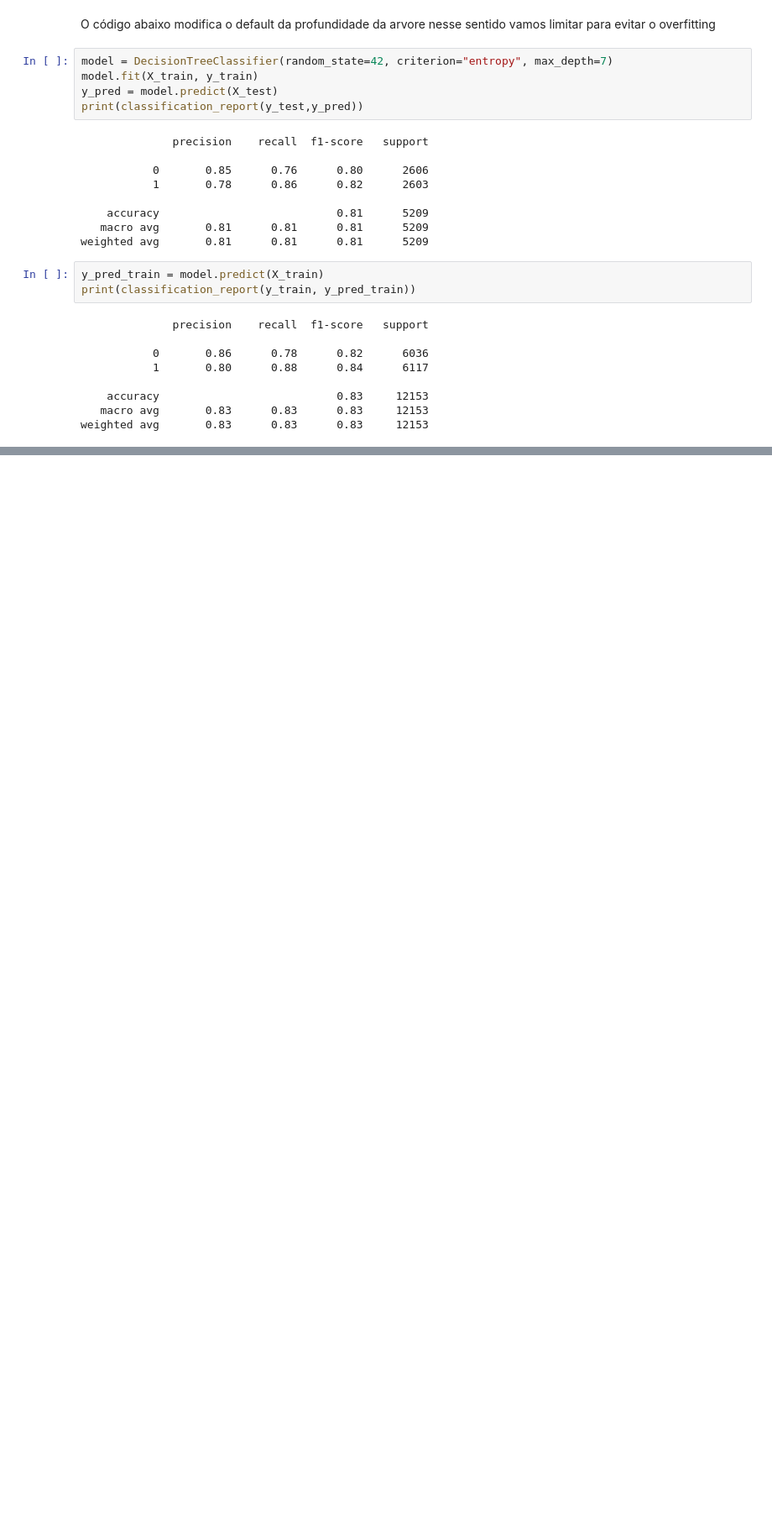
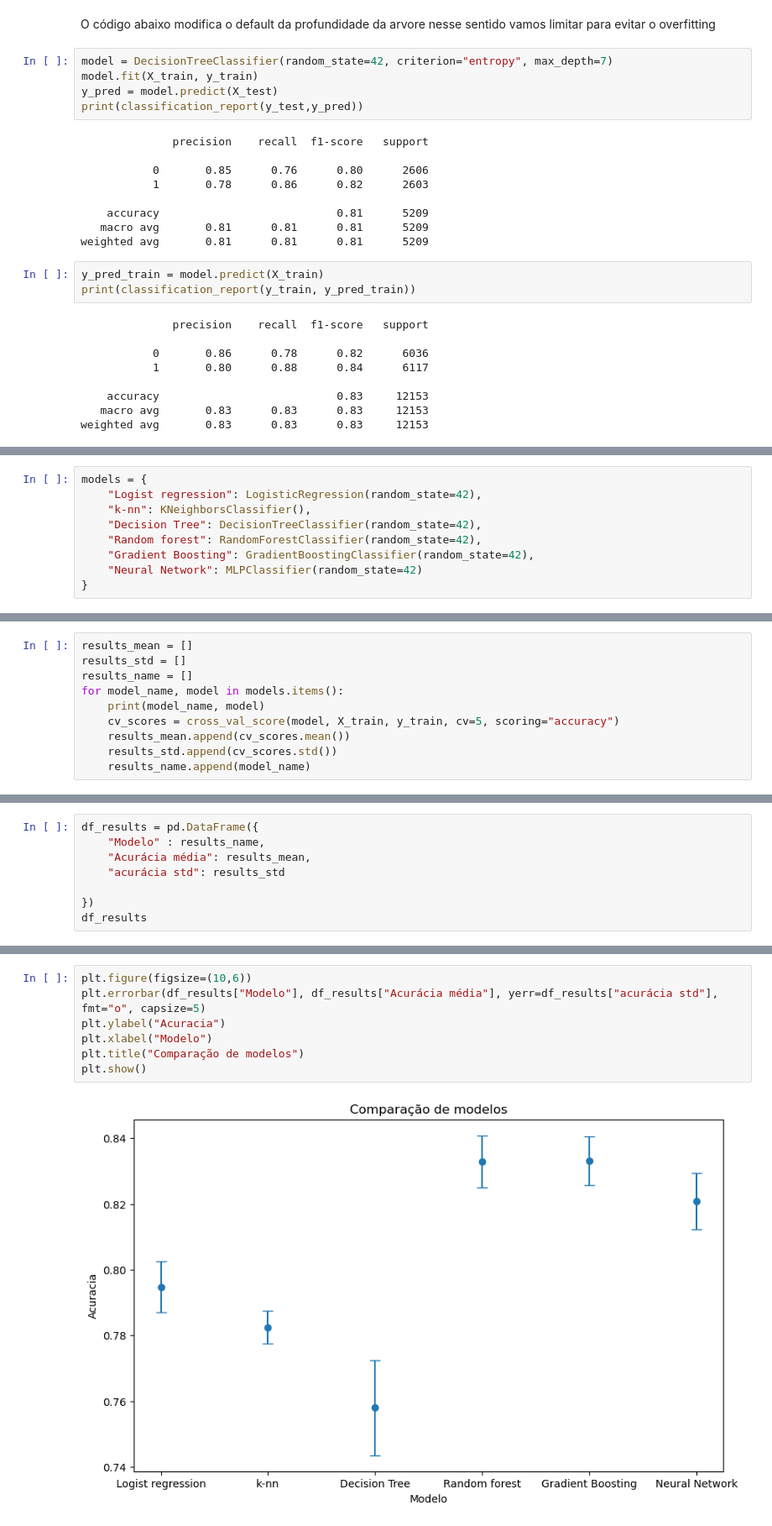
Before and after one commit to Melquisadec/modelo-classificacao, a Jupyter notebook: classificacao.ipynb, the cells around one changed output, grey strips where cells are left out. Shown at 84% size. Saved outputs shown, nothing was run; the diff lists cells and outputs as text; blank space fills up the shorter version.

```diff
--- a/classificacao.ipynb
+++ b/classificacao.ipynb
@@ -749,0 +1343,9 @@ weighted avg       0.83      0.83      0.83     12153
+# %%
+models = {
+    "Logist regression": LogisticRegression(random_state=42),
+    "k-nn": KNeighborsClassifier(),
+    "Decision Tree": DecisionTreeClassifier(random_state=42),
+    "Random forest": RandomForestClassifier(random_state=42),
+    "Gradient Boosting": GradientBoostingClassifier(random_state=42),
+    "Neural Network": MLPClassifier(random_state=42)
+}
@@ -749,0 +1354,10 @@ weighted avg       0.83      0.83      0.83     12153
+# %%
+results_mean = []
+results_std = []
+results_name = []
+for model_name, model in models.items():
+    print(model_name, model)
+    cv_scores = cross_val_score(model, X_train, y_train, cv=5, scoring="accuracy")
+    results_mean.append(cv_scores.mean())
+    results_std.append(cv_scores.std())
+    results_name.append(model_name)
@@ -749,0 +1371,8 @@ weighted avg       0.83      0.83      0.83     12153
+# %%
+df_results = pd.DataFrame({
+    "Modelo" : results_name,
+    "Acurácia média": results_mean,
+    "acurácia std": results_std
+
+})
+df_results
@@ -749,0 +1387,9 @@ weighted avg       0.83      0.83      0.83     12153
+# %%
+plt.figure(figsize=(10,6))
+plt.errorbar(df_results["Modelo"], df_results["Acurácia média"], yerr=df_results["acurácia std"], fmt="o", capsize=5)
+plt.ylabel("Acuracia")
+plt.xlabel("Modelo")
+plt.title("Comparação de modelos")
+plt.show()
+# %% [output]
+[figure, added]
```
Also changed, not shown: parts of 35 cells of this notebook.
